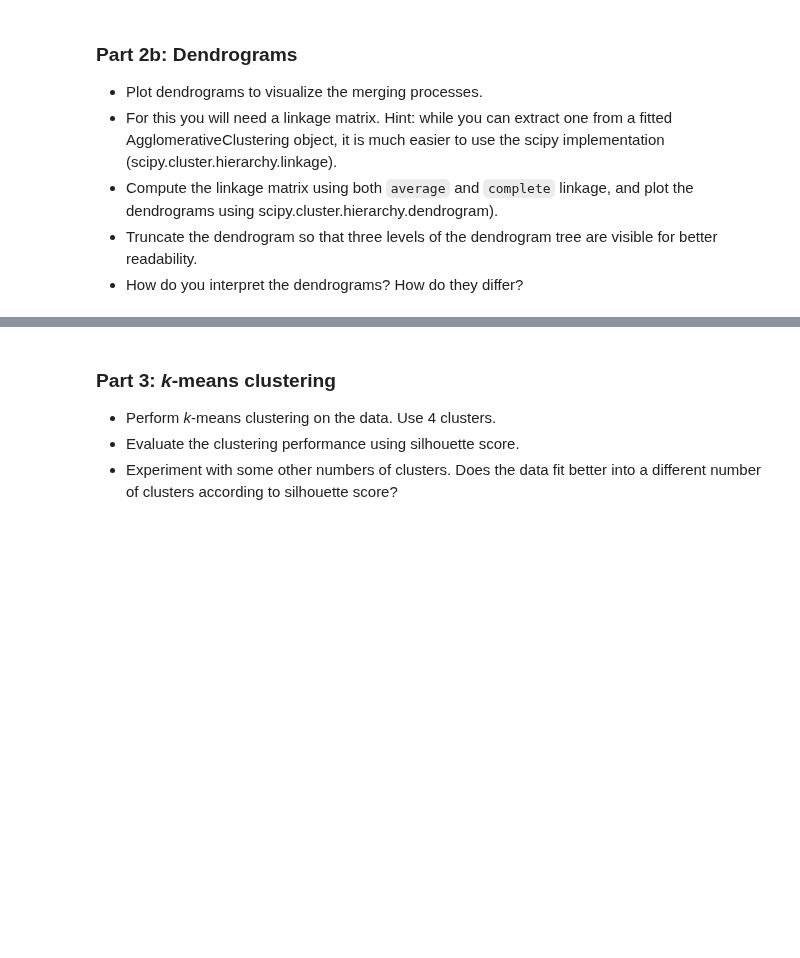
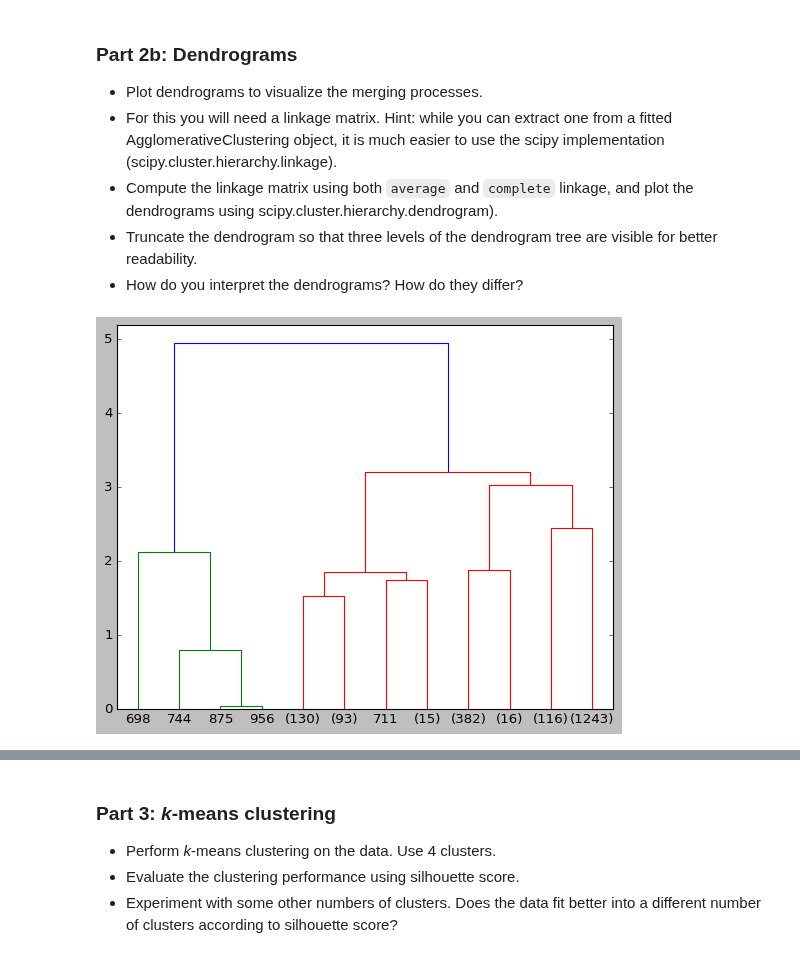
Before and after one commit to jerryshadb/UTU, a Jupyter notebook: DAKD/exc_3/jeremias_shadbolt_DAKD_2022_exercise_3.ipynb, the cells around one changed output, grey strips where cells are left out. Drawn from its saved outputs; the diff is of its cells as text; code cells hidden in the pictures; blank space fills up the shorter version.

Commit message:
added dendrogram exc

```diff
--- a/DAKD/exc_3/jeremias_shadbolt_DAKD_2022_exercise_3.ipynb
+++ b/DAKD/exc_3/jeremias_shadbolt_DAKD_2022_exercise_3.ipynb
@@ -221,3 +221,12 @@ So basically the best linkage to use is dependent of the data and/or problem we'
  - Compute the linkage matrix using both `average` and `complete` linkage, and plot the dendrograms using scipy.cluster.hierarchy.dendrogram).
  - Truncate the dendrogram so that three levels of the dendrogram tree are visible for better readability.
  - How do you interpret the dendrograms? How do they differ?
+# %%
+# linkage matrix with scipy package
+linkage_matrix_avg = linkage(pca_data[['PCA1', 'PCA2']], method = 'average')
+linkage_matrix_complete = linkage(pca_data[['PCA1', 'PCA2']], method = 'complete')
+# %%
+# plot the dendrogram of avg linkage
+dendro_avg = dendrogram(linkage_matrix_avg, p = 3, truncate_mode = 'level')
+# %% [output]
+[figure, added]
```
Also changed, not shown: parts of 8 cells of this notebook.
